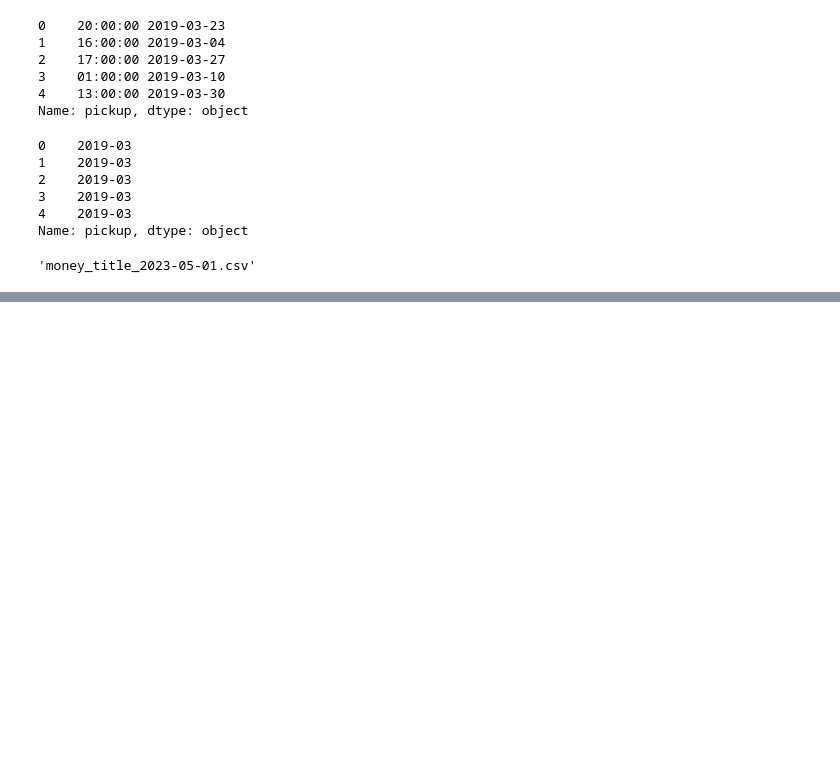
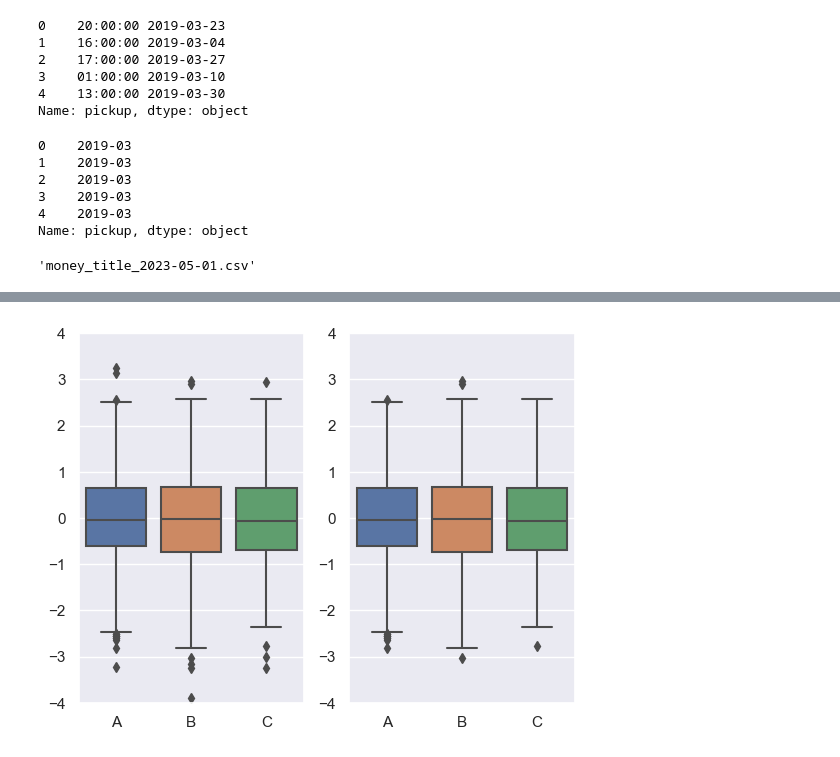
Before and after one commit to gbrs/ipython_notebook_probes, a Jupyter notebook: Probe.ipynb, the cells around one changed output, grey strips where cells are left out. Cells and saved outputs as stored; diff of their text form; code cells hidden in the pictures; blank space fills up the shorter version.

```diff
--- a/Probe.ipynb
+++ b/Probe.ipynb
@@ -724,0 +740,14 @@ file_name.format(today)
+# %%
+standard_deviations = 3
+df1 = df[df.apply(lambda x: np.abs(x - x.mean()) / x.std() < standard_deviations)
+           .all(axis=1)
+        ]
+# %%
+plt.subplot(1, 2, 1)
+plt.ylim(-4, 4)
+sns.boxplot(df)
+plt.subplot(1, 2, 2)
+plt.ylim(-4, 4)
+sns.boxplot(df1);
+# %% [output]
+[figure, added]
```
Also changed, not shown: parts of 9 cells of this notebook.
